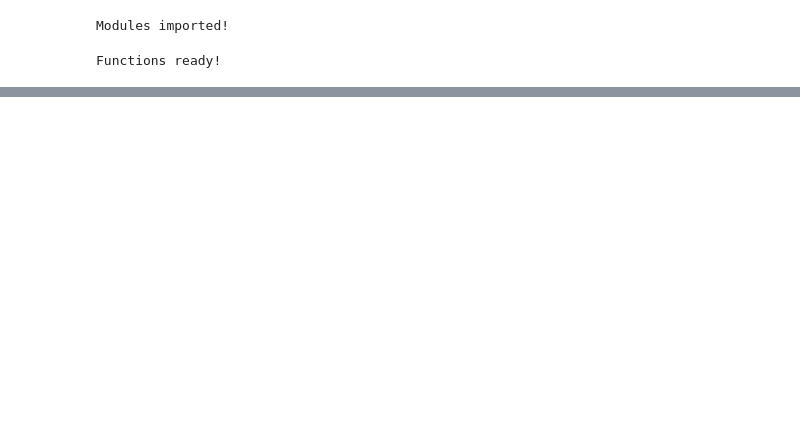
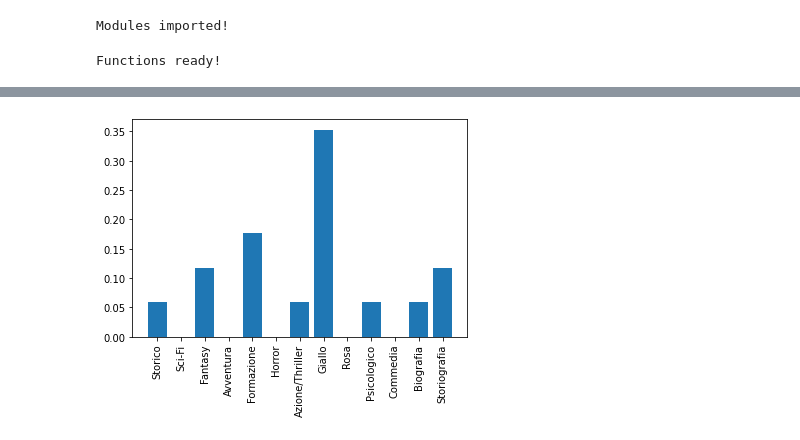
Before and after one commit to canta2899/crowdsourcing-experiment, a Jupyter notebook: pyAnalysis/analysis.ipynb, the cells around one changed output, grey strips where cells are left out. Saved outputs shown, nothing was run; the diff lists cells and outputs as text; code cells hidden in the pictures; blank space fills up the shorter version.

```diff
--- a/pyAnalysis/analysis.ipynb
+++ b/pyAnalysis/analysis.ipynb
@@ -95,0 +117,35 @@ fig_genere.show()
+# %%
+from collections import Counter
+
+# Count occourences
+counter = {key:dict(Counter(df[key])) for key in df}
+
+reformatQuestCount = {}
+reformatQuestCountRel = {}
+
+# Absolute frequencies for each option of each parameter
+for key, value in reformatQuest.items():
+    reformatQuestCount[key] = {label:counter[key].get(label, 0) for label in value}
+
+# Relative frequencies for each option of each parameter
+for key, value in reformatQuestCount.items():
+    total = sum(value.values())
+    if total != 0:
+        reformatQuestCountRel[key] = {label:counter[key].get(label, 0)/total for label in value.keys()}
+    else:
+        reformatQuestCountRel[key] = {label:0 for label in value.keys()}
+# %%
+import matplotlib.pyplot as plt
+
+# Building a barplot for the select parameter
+def build_barplot(param, rel=None):
+    # If rel is selected, the barplot will use relative frequencies
+    if not rel:
+        plt.bar(reformatQuestCount[param].keys(), reformatQuestCount[param].values())
+    else:
+        plt.bar(reformatQuestCountRel[param].keys(), reformatQuestCountRel[param].values())
+# %%
+plt.xticks(rotation="vertical")
+build_barplot("Genere letterario preferito", rel=True)
+# %% [output]
+[figure, added]
```
Also changed, not shown: parts of 2 cells of this notebook.
